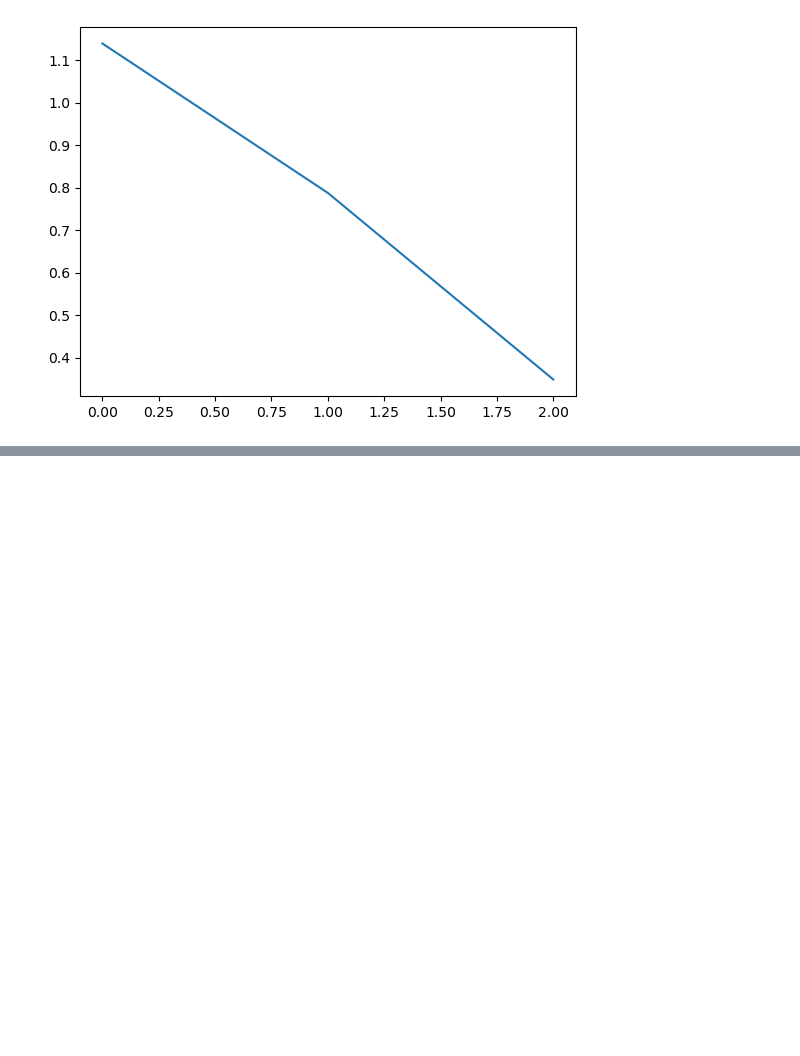
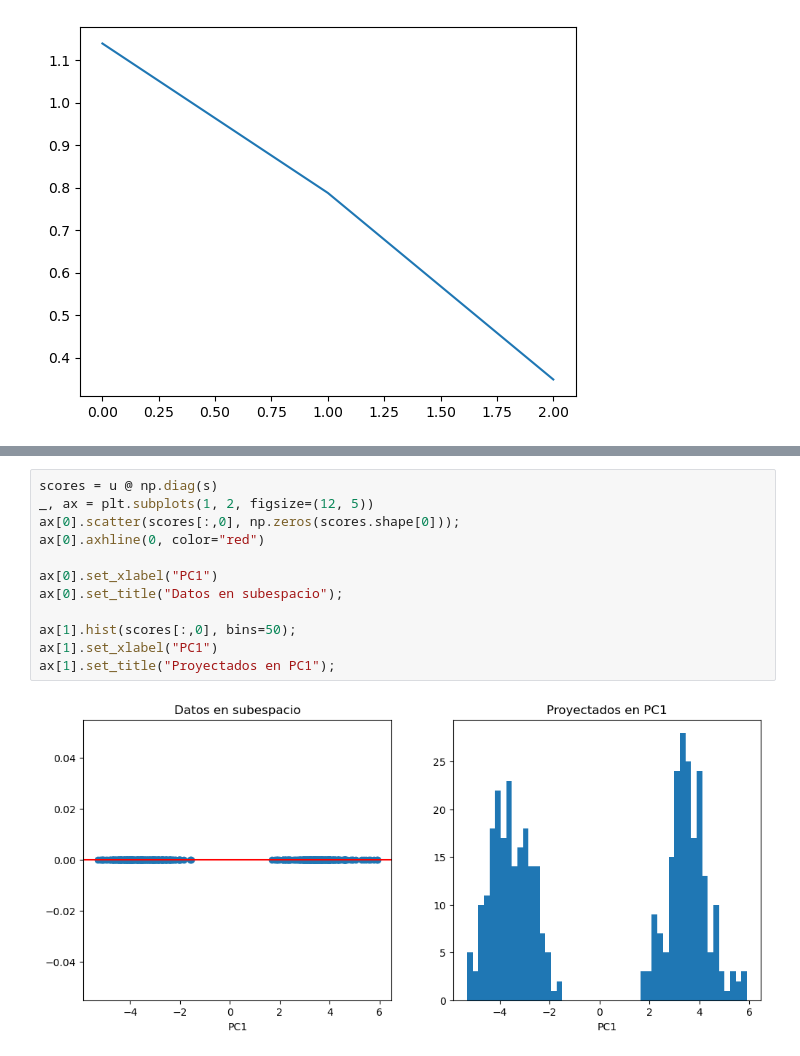
Before and after one commit to Otza02/presentacion-PCA, a Jupyter notebook: prueba_codigo.ipynb, the cells around one changed output, grey strips where cells are left out. Cells and saved outputs as stored; diff of their text form; blank space fills up the shorter version.

```diff
--- a/prueba_codigo.ipynb
+++ b/prueba_codigo.ipynb
@@ -137,0 +139,14 @@ array([-0., -0.])
+# %%
+scores = u @ np.diag(s)
+_, ax = plt.subplots(1, 2, figsize=(12, 5))
+ax[0].scatter(scores[:,0], np.zeros(scores.shape[0]));
+ax[0].axhline(0, color="red")
+
+ax[0].set_xlabel("PC1")
+ax[0].set_title("Datos en subespacio");
+
+ax[1].hist(scores[:,0], bins=50);
+ax[1].set_xlabel("PC1")
+ax[1].set_title("Proyectados en PC1");
+# %% [output]
+[figure, added]
```
Also changed, not shown: parts of 40 cells of this notebook, 2 other files.
